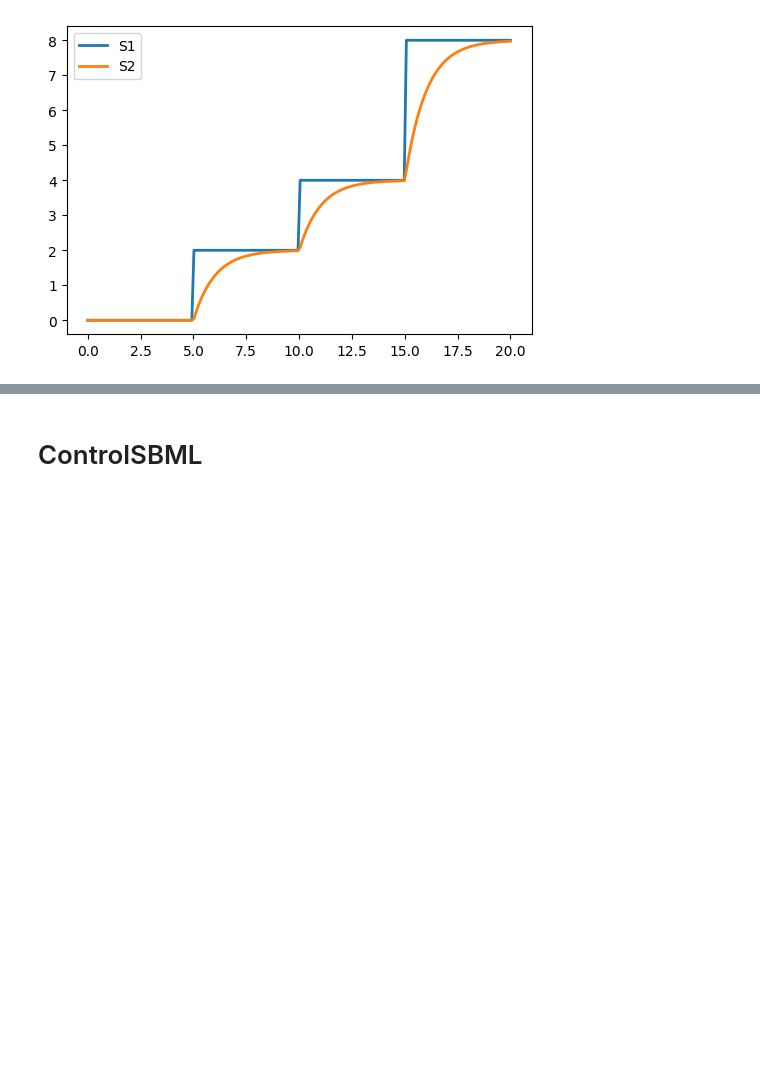
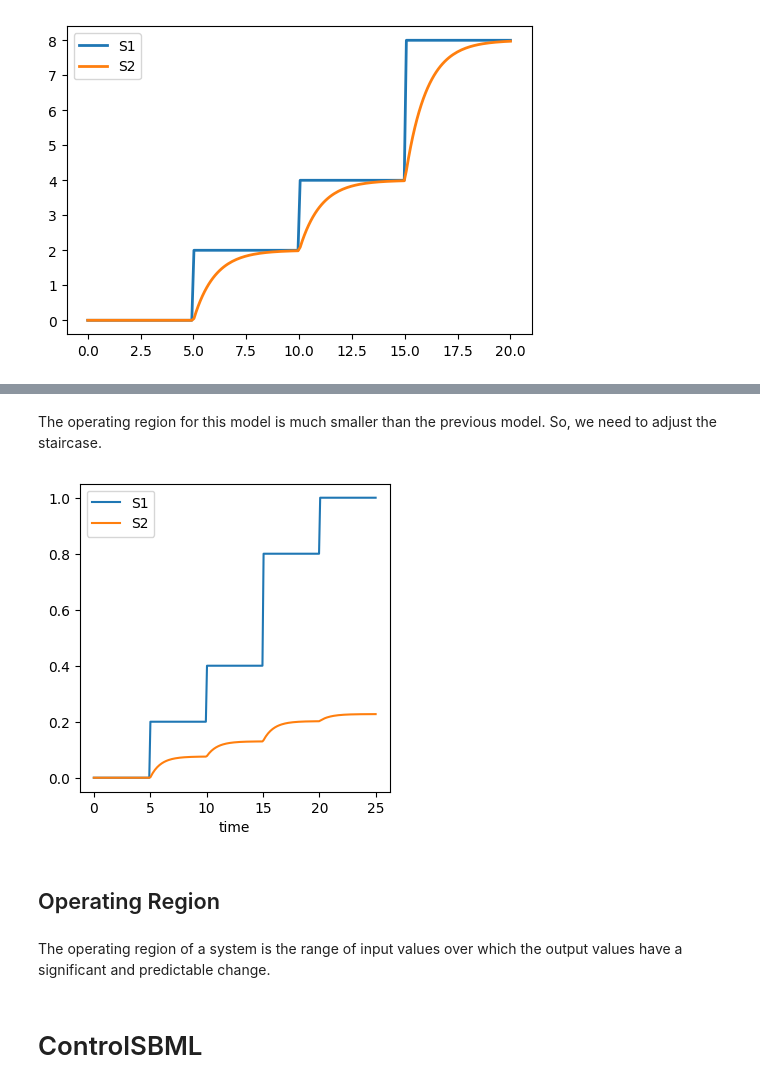
Before and after one commit to joseph-hellerstein/advanced-controls-lectures, a Jupyter notebook: lectures/lecture_05-controllability/Controllability.ipynb, the cells around one changed output, grey strips where cells are left out. Drawn from its saved outputs; the diff is of its cells as text; code cells hidden in the pictures; blank space fills up the shorter version.

```diff
--- a/lectures/lecture_05-controllability/Controllability.ipynb
+++ b/lectures/lecture_05-controllability/Controllability.ipynb
@@ -177,3 +211,30 @@ _ = plotModel(MODEL3, times=np.linspace(0, 20, 200), input_species="S1", selecti
+# %% [markdown]
+The operating region for this model is much smaller than the previous model. So, we need to adjust the staircase.
+# %%
+MODEL2B = """
+model *main();
+S1 -> S2; k1*S1/(1 + S1)
+S2 -> ; k2*S2
+$S1 = 0
+k1 = 0.5
+k2 = 1.1
+S2 = 0
+
+// Events to create a staircase function of the input
+at time > 0: S1 = 0
+at time > 5: S1 = 0.2
+at time > 10: S1 = 0.4
+at time > 15: S1 = 0.8
+at time > 20: S1 = 1
+end
+"""
+_ = plotModel(MODEL2B, times=np.linspace(0, 25, 250), input_species="S1", selections=["S1", "S2"], figsize=(4,4))
+# %% [output]
+[figure, added]
+# %% [markdown]
+## Operating Region
+# %% [markdown]
+The operating region of a system is the range of input values over which the output values have a significant and predictable change.
 # %% [markdown]
 # ControlSBML
 # %%
```
Also changed, not shown: parts of 8 cells of this notebook, 4 other files.
